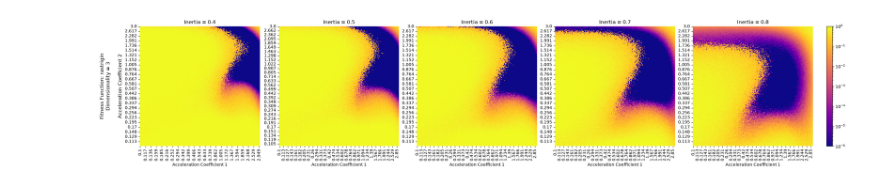
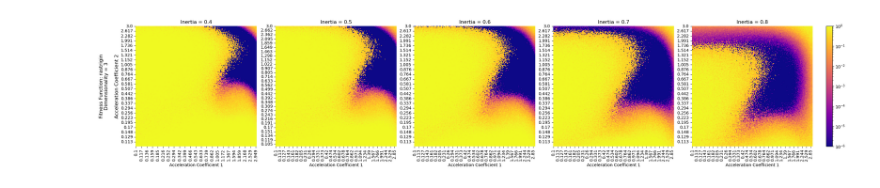
Before and after one commit to JestemPawlem/MetaheuristicsOptimization, a Jupyter notebook: scripts/testing_pso.ipynb, the cells around one changed output. Cells and saved outputs as stored; diff of their text form; code cells hidden in the pictures.

```diff
--- a/scripts/testing_pso.ipynb
+++ b/scripts/testing_pso.ipynb
@@ -86,5 +81,5 @@ show_heatmaps('PSO_results_benchmark_20260723_160142')
-# %%
-# 200x200, 50 samples
-show_heatmaps('PSO_results_benchmark_20260723_160416')
-# %% [output]
-[figure, removed]
+# %%
+# 200x200, 20 samples
+show_heatmaps('pso_rastrigin_low_resolution')
+# %% [output]
+[figure, added]
```
Also changed, not shown: parts of 6 cells of this notebook, 14 other files.
